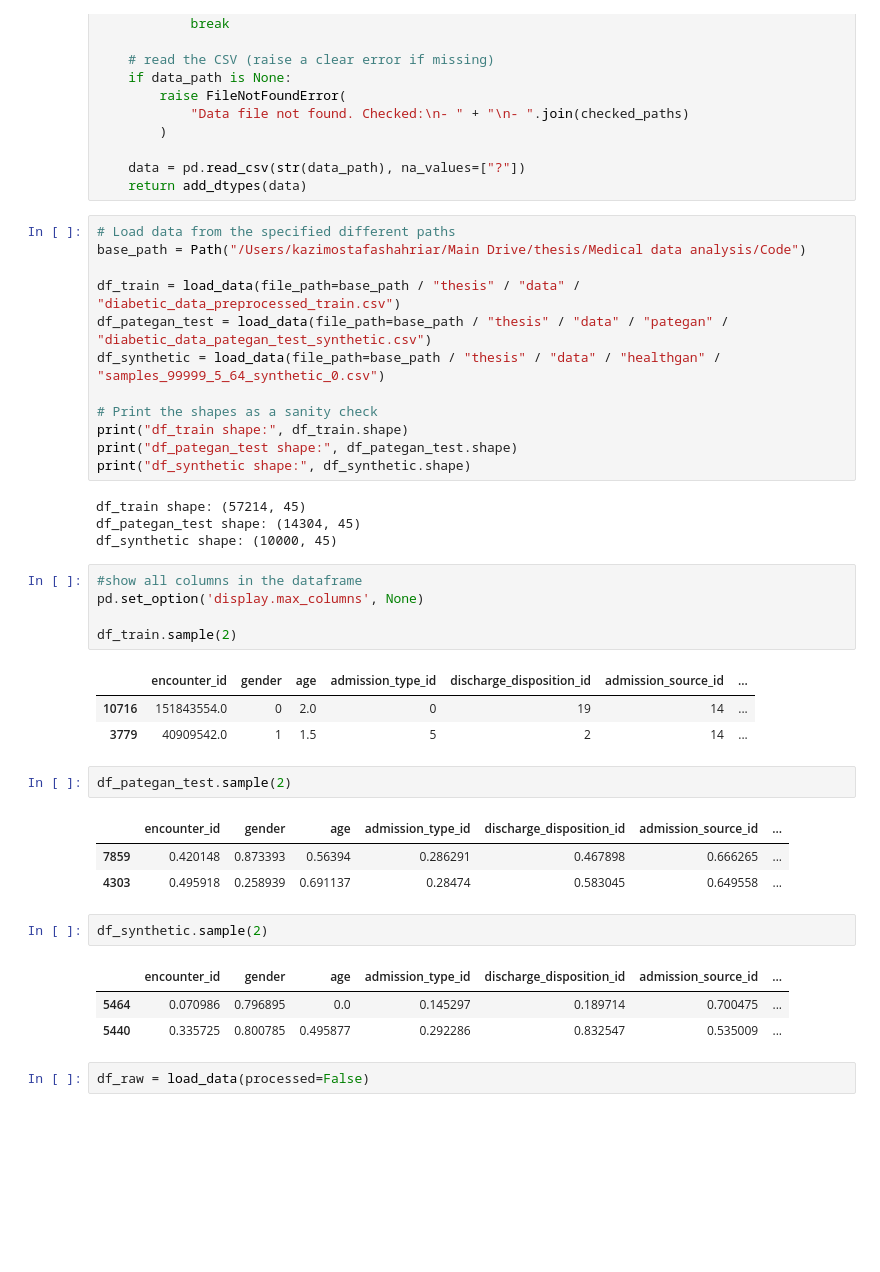
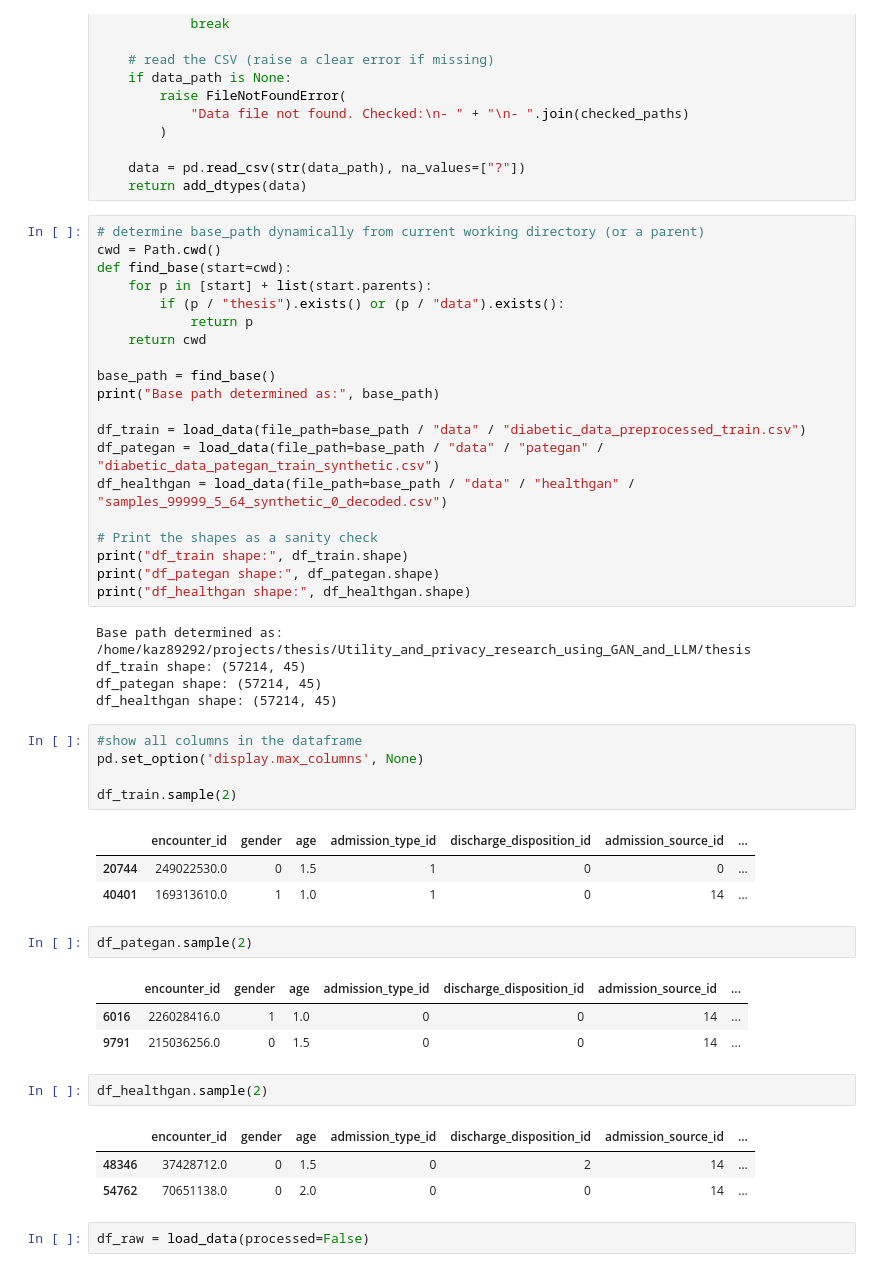
Before and after one commit to mayeen/Utility_and_privacy_research_using_GAN_and_LLM, a Jupyter notebook: thesis/data_analysis.ipynb, the cells around one changed output. Saved outputs shown, nothing was run; the diff lists cells and outputs as text; blank space fills up the shorter version.

Commit message:
primilinary data analysis

```diff
--- a/thesis/data_analysis.ipynb
+++ b/thesis/data_analysis.ipynb
@@ -82,21 +82,30 @@ def load_data(processed=True, file_path=None):
     data = pd.read_csv(str(data_path), na_values=["?"])
     return add_dtypes(data)
 # %%
-# Load data from the specified different paths
-base_path = Path("/Users/kazimostafashahriar/Main Drive/thesis/Medical data analysis/Code")
+# determine base_path dynamically from current working directory (or a parent)
+cwd = Path.cwd()
+def find_base(start=cwd):
+    for p in [start] + list(start.parents):
+        if (p / "thesis").exists() or (p / "data").exists():
+            return p
+    return cwd
 
-df_train = load_data(file_path=base_path / "thesis" / "data" / "diabetic_data_preprocessed_train.csv")
-df_pategan_test = load_data(file_path=base_path / "thesis" / "data" / "pategan" / "diabetic_data_pategan_test_synthetic.csv")
-df_synthetic = load_data(file_path=base_path / "thesis" / "data" / "healthgan" / "samples_99999_5_64_synthetic_0.csv")
+base_path = find_base()
+print("Base path determined as:", base_path)
+
+df_train = load_data(file_path=base_path / "data" / "diabetic_data_preprocessed_train.csv")
+df_pategan = load_data(file_path=base_path / "data" / "pategan" / "diabetic_data_pategan_train_synthetic.csv")
+df_healthgan = load_data(file_path=base_path / "data" / "healthgan" / "samples_99999_5_64_synthetic_0_decoded.csv")
 
 # Print the shapes as a sanity check
 print("df_train shape:", df_train.shape)
-print("df_pategan_test shape:", df_pategan_test.shape)
-print("df_synthetic shape:", df_synthetic.shape)
+print("df_pategan shape:", df_pategan.shape)
+print("df_healthgan shape:", df_healthgan.shape)
 # %% [output]
+Base path determined as: /home/kaz89292/projects/thesis/Utility_and_privacy_research_using_GAN_and_LLM/thesis
 df_train shape: (57214, 45)
-df_pategan_test shape: (14304, 45)
-df_synthetic shape: (10000, 45)
+df_pategan shape: (57214, 45)
+df_healthgan shape: (57214, 45)
 # %%
 #show all columns in the dataframe
 pd.set_option('display.max_columns', None)
@@ -104,20 +113,20 @@ pd.set_option('display.max_columns', None)
 df_train.sample(2)
 # %% [output]
 |  | encounter_id | gender | age | admission_type_id | discharge_disposition_id | admission_source_id | ... |
-| 10716 | 151843554.0 | 0 | 2.0 | 0 | 19 | 14 | ... |
-| 3779 | 40909542.0 | 1 | 1.5 | 5 | 2 | 14 | ... |
+| 20744 | 249022530.0 | 0 | 1.5 | 1 | 0 | 0 | ... |
+| 40401 | 169313610.0 | 1 | 1.0 | 1 | 0 | 14 | ... |
 # %%
-df_pategan_test.sample(2)
+df_pategan.sample(2)
 # %% [output]
 |  | encounter_id | gender | age | admission_type_id | discharge_disposition_id | admission_source_id | ... |
-| 7859 | 0.420148 | 0.873393 | 0.56394 | 0.286291 | 0.467898 | 0.666265 | ... |
-| 4303 | 0.495918 | 0.258939 | 0.691137 | 0.28474 | 0.583045 | 0.649558 | ... |
+| 6016 | 226028416.0 | 1 | 1.0 | 0 | 0 | 14 | ... |
+| 9791 | 215036256.0 | 0 | 1.5 | 0 | 0 | 14 | ... |
 # %%
-df_synthetic.sample(2)
+df_healthgan.sample(2)
 # %% [output]
 |  | encounter_id | gender | age | admission_type_id | discharge_disposition_id | admission_source_id | ... |
-| 5464 | 0.070986 | 0.796895 | 0.0 | 0.145297 | 0.189714 | 0.700475 | ... |
-| 5440 | 0.335725 | 0.800785 | 0.495877 | 0.292286 | 0.832547 | 0.535009 | ... |
+| 48346 | 37428712.0 | 0 | 1.5 | 0 | 2 | 14 | ... |
+| 54762 | 70651138.0 | 0 | 2.0 | 0 | 0 | 14 | ... |
 # %%
 df_raw = load_data(processed=False)
 # %%
```
Also changed, not shown: parts of 24 cells of this notebook, 17 other files.
